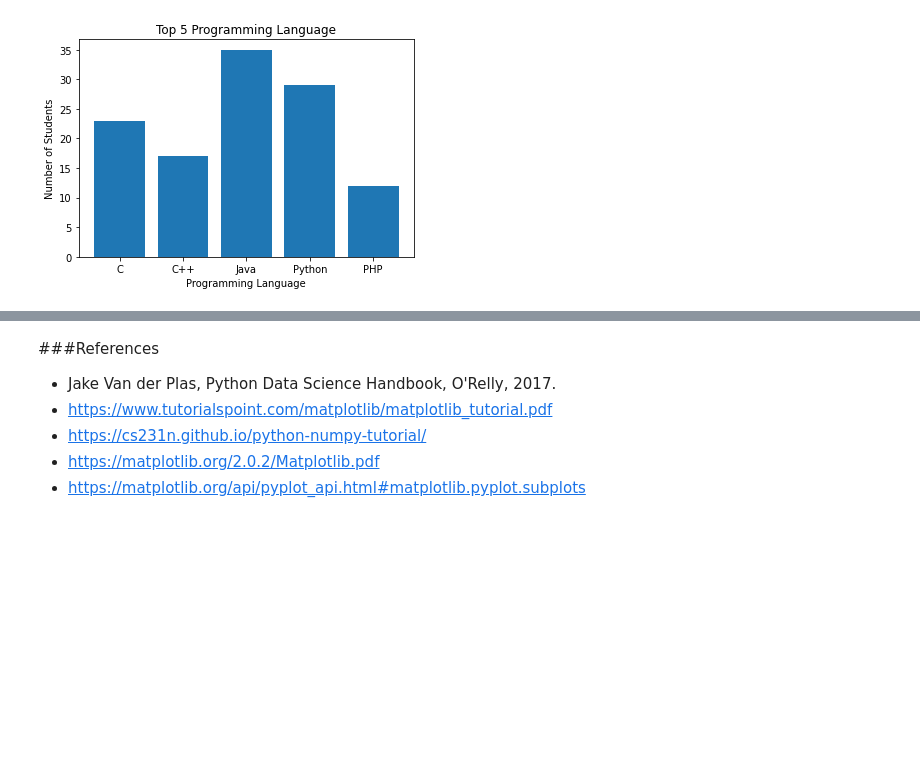
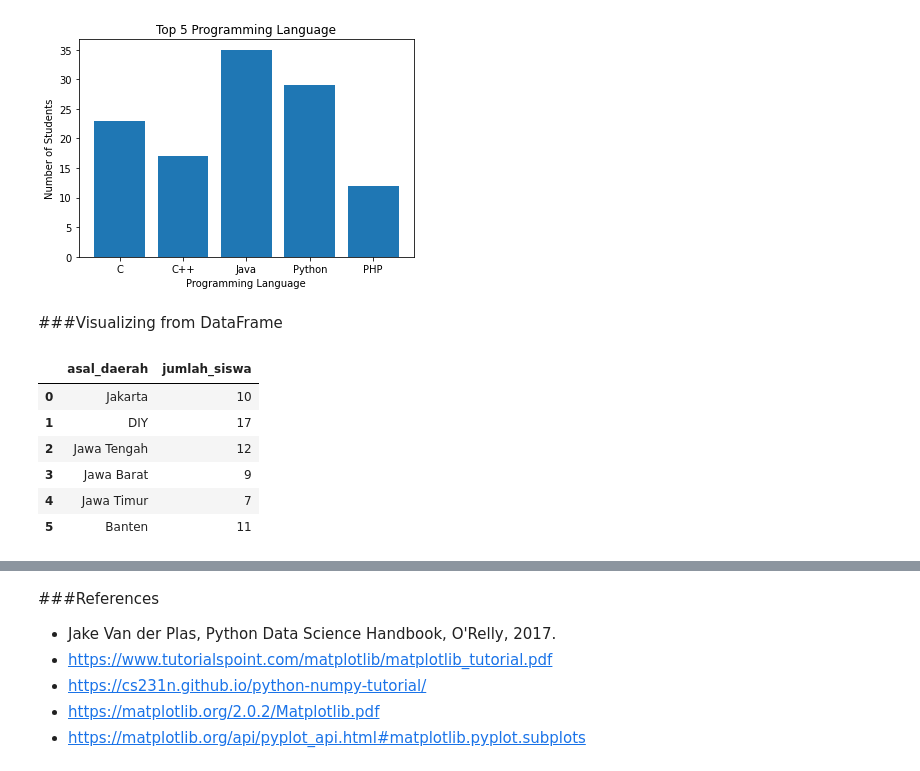
Before and after one commit to fathanick/Python-basic, a Jupyter notebook: 03_Matplotlib.ipynb, the cells around one changed output, grey strips where cells are left out. Drawn from its saved outputs; the diff is of its cells as text; code cells hidden in the pictures; blank space fills up the shorter version.

```diff
--- a/03_Matplotlib.ipynb
+++ b/03_Matplotlib.ipynb
@@ -143,3 +143,18 @@ plt.savefig("Barplot2")
 plt.show()
 # %% [output]
 [figure]
+# %% [markdown]
+###Visualizing from DataFrame
+# %%
+import pandas as pd
+
+df = pd.read_excel("/content/drive/Shared drives/Pusat Studi Data Science/2020 PESANTREN SAINS DATA/daerah-asal.xlsx")
+df
+# %% [output]
+|  | asal_daerah | jumlah_siswa |
+| 0 | Jakarta | 10 |
+| 1 | DIY | 17 |
+| 2 | Jawa Tengah | 12 |
+| 3 | Jawa Barat | 9 |
+| 4 | Jawa Timur | 7 |
+| 5 | Banten | 11 |
```
Also changed, not shown: parts of 1 cell of this notebook.
